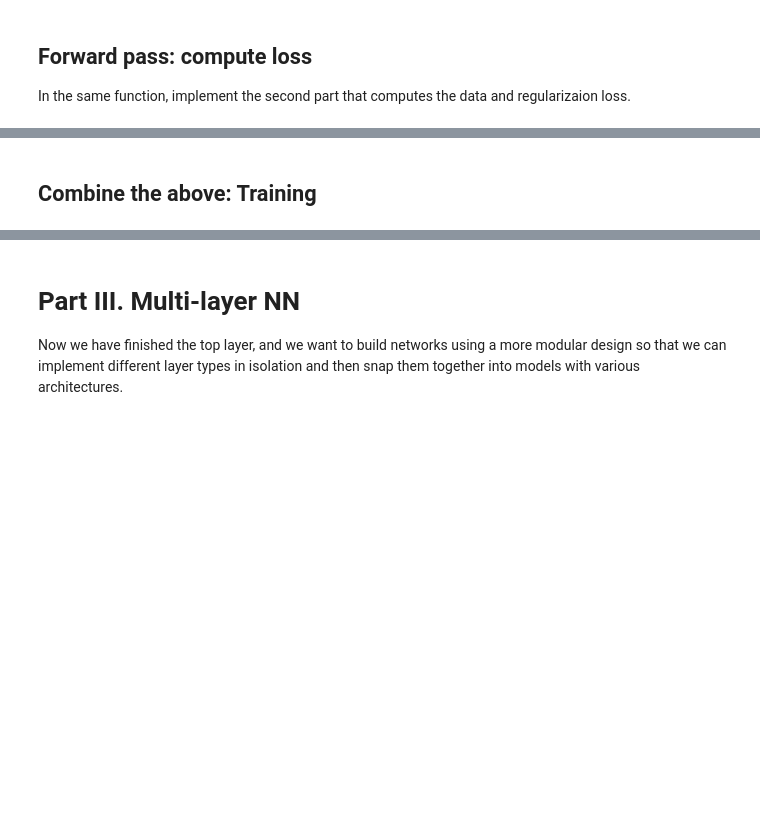
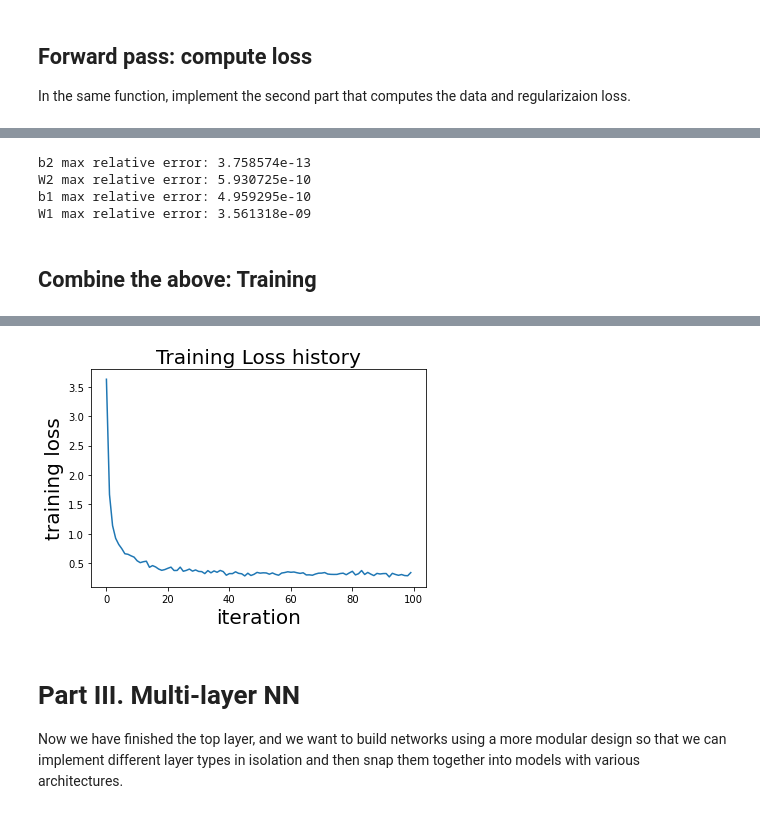
Before and after one commit to mattzhao-R/busn-20800, a Jupyter notebook: Psets/Assignment_6/Assignment_6.ipynb, the cells around one changed output, grey strips where cells are left out. Saved outputs shown, nothing was run; the diff lists cells and outputs as text; code cells hidden in the pictures; blank space fills up the shorter version.

```diff
--- a/Psets/Assignment_6/Assignment_6.ipynb
+++ b/Psets/Assignment_6/Assignment_6.ipynb
@@ -114,9 +114,12 @@ class TwoLayerNet(object):
 ### TODO: Calculate the loss function (data + regularization)              ###
 ##############################################################################
         # Compute the loss
-        loss = None
+
+        loss = np.sum(np.square(scores-y))/N
+        reg_term = np.sum(np.square(W1)) + np.sum(np.square(W2))
         # Add regularization loss
-        loss  =+ None
+        loss += reg/2 * reg_term * W1.shape[1] * W2.shape[1] / N
+
 ##############################################################################
 #                               END OF YOUR CODE                             #
 ##############################################################################
@@ -128,10 +131,13 @@ class TwoLayerNet(object):
 ##############################################################################
 ### TODO: Calculate the gradient of each parameter.                        ###
 ##############################################################################
-        grads['b2'] = None
-        grads['W2'] = None
-        grads['b1'] = None
-        grads['W1'] = None
+        dlossdscores = -2/N*(y-scores)  # N
+
+        grads['b2'] = np.sum(dlossdscores, axis = 0)
+        grads['W2'] = np.maximum(X.dot(W1) + b1 ,0).T.dot(dlossdscores)+ 2*reg*W2          # H x C
+        grads['b1'] = np.sum((dlossdscores).dot(W2.T)*(X.dot(W1) + b1 >0),axis = 0) # H x 1
+        grads['W1'] = X.T.dot(dlossdscores.dot(W2.T)*(X.dot(W1) + b1 >0)) + 2*reg*W1
+
 ##############################################################################
 #                               END OF YOUR CODE                             #
 ##############################################################################
@@ -184,10 +190,10 @@ class TwoLayerNet(object):
 ### TODO: Perform Gradient descent to update parameters                                    ###
 ##############################################################################
 ##############################################################################
-            self.params['b1']  += None
-            self.params['W1']  += None
-            self.params['b2']  += None
-            self.params['W2']  += None
+            self.params['b1']  += -learning_rate * grads['b1']
+            self.params['W1']  += -learning_rate * grads['W1']
+            self.params['b2']  += -learning_rate * grads['b2']
+            self.params['W2']  += -learning_rate * grads['W2']
 
 ##############################################################################
 #                               END OF YOUR CODE                             #
@@ -228,9 +234,10 @@ class TwoLayerNet(object):
         W2, b2 = self.params['W2'], self.params['b2']
 
 ##############################################################################
-### TODO: Calculate the prediction.                                        ###
+### Done: Calculate the prediction.                                        ###
 ##############################################################################
-        y_pred = None
+
+        y_pred = np.maximum(X.dot(W1) + b1, 0).dot(W2) + b2
 
 ##############################################################################
 #                               END OF YOUR CODE                             #
@@ -299,20 +326,26 @@ from gradient_check import eval_numerical_gradient
 # 1e-8 for each of W1, W2, b1, and b2.
 
 loss, grads = net.loss(X, y, reg=0.05)
-
 # these should all be less than 1e-8 or so
 for param_name in grads:
     f = lambda W: net.loss(X, y, reg=0.05)[0]
     param_grad_num = eval_numerical_gradient(f, net.params[param_name], verbose=False)
+    #print(param_grad_num)
+    #print(grads[param_name])
     print('%s max relative error: %e' % (param_name, rel_error(param_grad_num, grads[param_name])))
+# %% [output]
+b2 max relative error: 3.758574e-13
+W2 max relative error: 5.930725e-10
+b1 max relative error: 4.959295e-10
+W1 max relative error: 3.561318e-09
 # %% [markdown]
 ## Combine the above: Training
 # %%
 net = init_toy_model()
 stats = net.train(X, y, X, y,
-            learning_rate=1e-1, reg=5e-6,
+            learning_rate=4e-3, reg=1e-3,
             num_iters=100, verbose=False)
-
+# Note: I Changed the learning rate and regularization size to get a good training.
 print('Final training loss: ', stats['loss_history'][-1])
 
 # plot the loss history
@@ -321,3 +354,4 @@ plt.xlabel('iteration',size = 20)
 plt.ylabel('training loss',size = 20)
 plt.title('Training Loss history', size = 20)
 plt.show()
+# %% [output]
@@ -324,3 +359,4 @@ plt.show()
+[figure, added]
 # %% [markdown]
 #  Part III. Multi-layer NN
 
```
Also changed, not shown: parts of 24 cells of this notebook.
